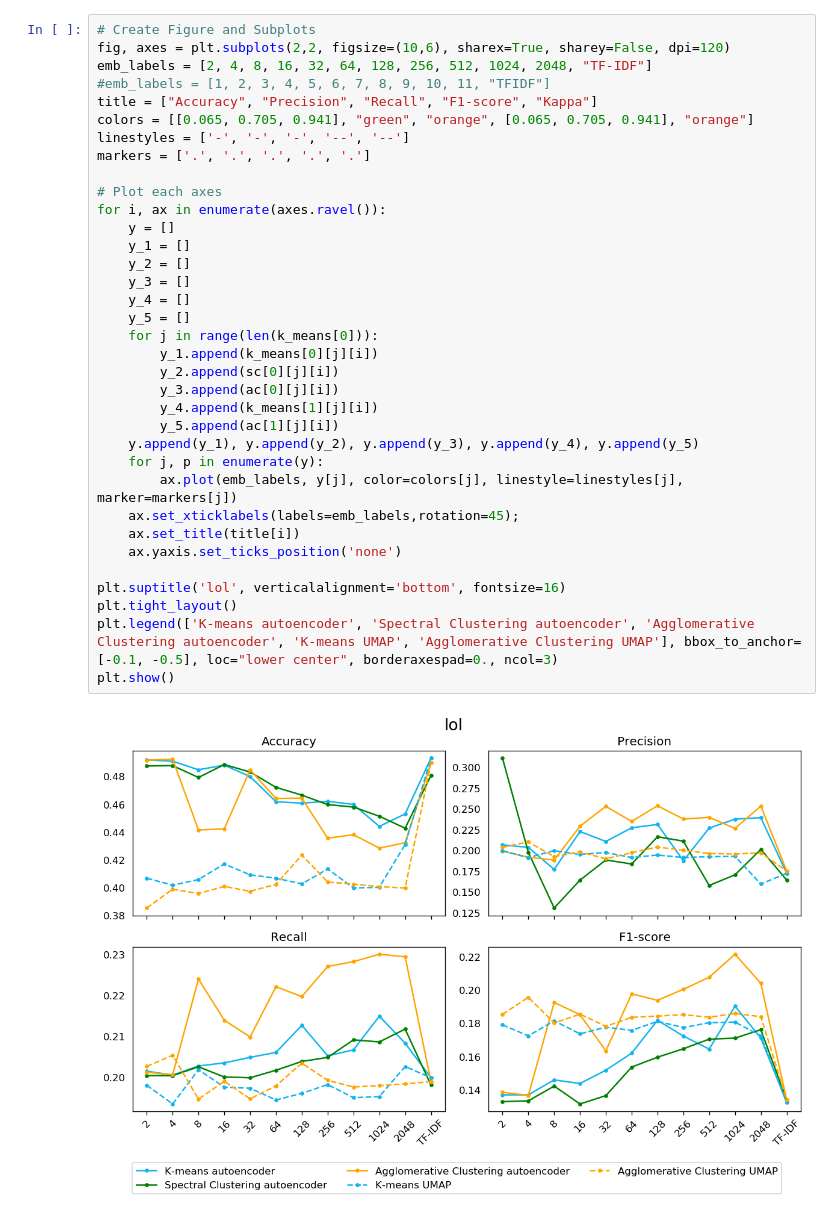
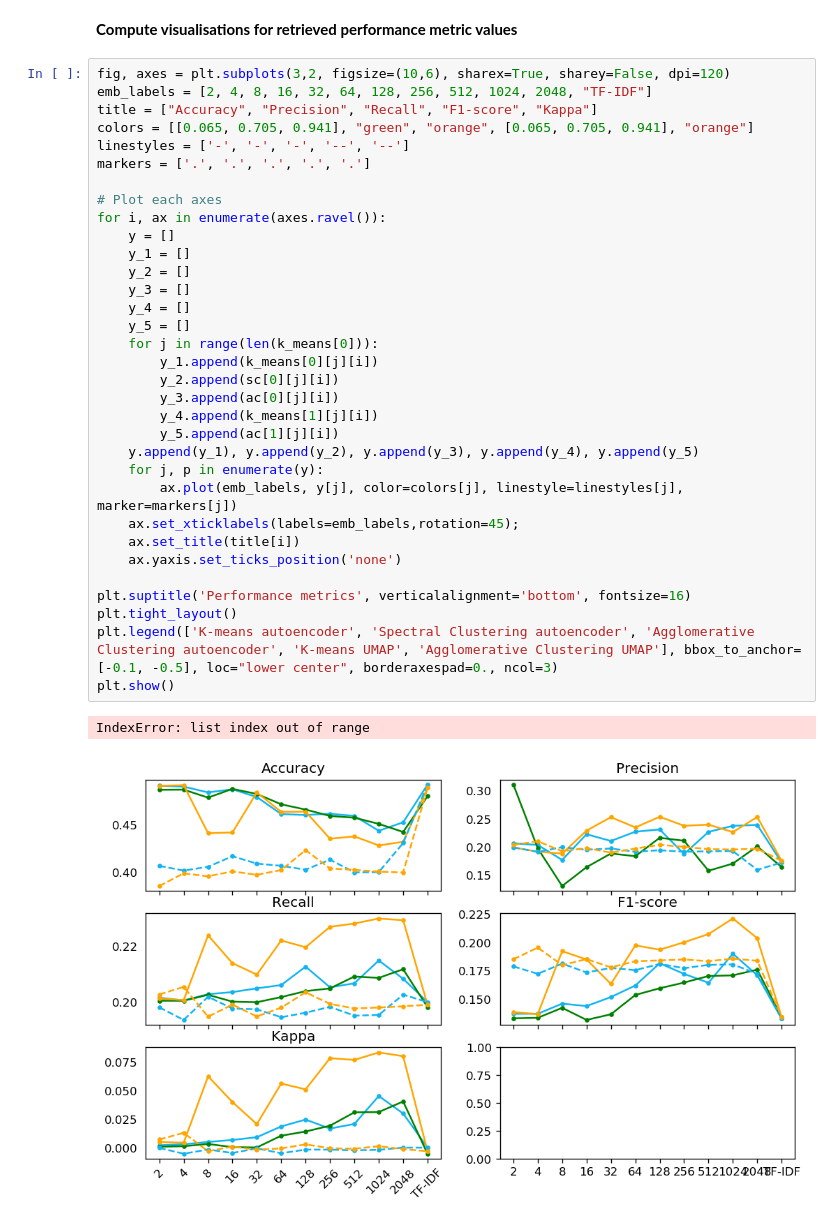
Before and after one commit to oaarnikoivu/dme-sentiment, a Jupyter notebook: Plotting.ipynb, the cells around one changed output. Saved outputs shown, nothing was run; the diff lists cells and outputs as text.

```diff
--- a/Plotting.ipynb
+++ b/Plotting.ipynb
@@ -132,40 +118,41 @@ sc.append(sc_nnet)
 ac.append(ac_nnet)
 k_means.append(k_means_umap)
 ac.append(ac_umap)
+# %% [markdown]
+**Compute visualisations for retrieved performance metric values**
 # %%
-# Create Figure and Subplots
-fig, axes = plt.subplots(2,2, figsize=(10,6), sharex=True, sharey=False, dpi=120)
+fig, axes = plt.subplots(3,2, figsize=(10,6), sharex=True, sharey=False, dpi=120)
 emb_labels = [2, 4, 8, 16, 32, 64, 128, 256, 512, 1024, 2048, "TF-IDF"]
-#emb_labels = [1, 2, 3, 4, 5, 6, 7, 8, 9, 10, 11, "TFIDF"]
 title = ["Accuracy", "Precision", "Recall", "F1-score", "Kappa"]
 colors = [[0.065, 0.705, 0.941], "green", "orange", [0.065, 0.705, 0.941], "orange"]
 linestyles = ['-', '-', '-', '--', '--']
 markers = ['.', '.', '.', '.', '.']
 
 # Plot each axes
 for i, ax in enumerate(axes.ravel()):
     y = []
     y_1 = []
     y_2 = []
     y_3 = []
     y_4 = []
     y_5 = []
     for j in range(len(k_means[0])):
         y_1.append(k_means[0][j][i])
         y_2.append(sc[0][j][i])
         y_3.append(ac[0][j][i])
         y_4.append(k_means[1][j][i])
         y_5.append(ac[1][j][i])
     y.append(y_1), y.append(y_2), y.append(y_3), y.append(y_4), y.append(y_5)
     for j, p in enumerate(y):
         ax.plot(emb_labels, y[j], color=colors[j], linestyle=linestyles[j], marker=markers[j])
     ax.set_xticklabels(labels=emb_labels,rotation=45);
     ax.set_title(title[i])
     ax.yaxis.set_ticks_position('none')
 
-plt.suptitle('lol', verticalalignment='bottom', fontsize=16)
+plt.suptitle('Performance metrics', verticalalignment='bottom', fontsize=16)
 plt.tight_layout()
 plt.legend(['K-means autoencoder', 'Spectral Clustering autoencoder', 'Agglomerative Clustering autoencoder', 'K-means UMAP', 'Agglomerative Clustering UMAP'], bbox_to_anchor=[-0.1, -0.5], loc="lower center", borderaxespad=0., ncol=3)
 plt.show()
 # %% [output]
+IndexError: list index out of range
-[figure, old version]
+[figure, new version]
```
Also changed, not shown: parts of 3 cells of this notebook, 1 other file.
